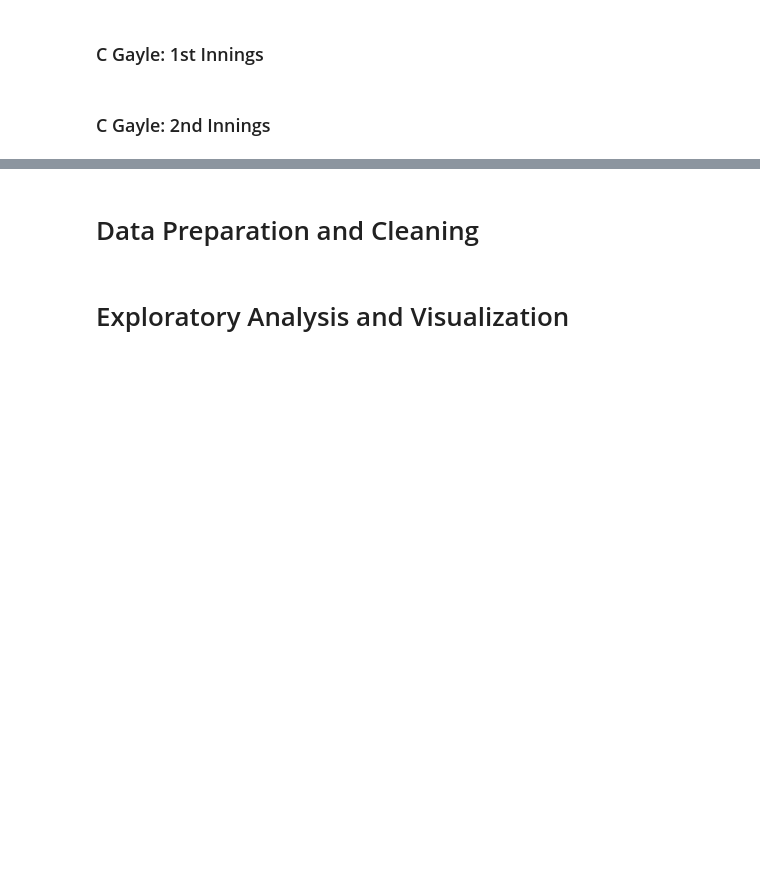
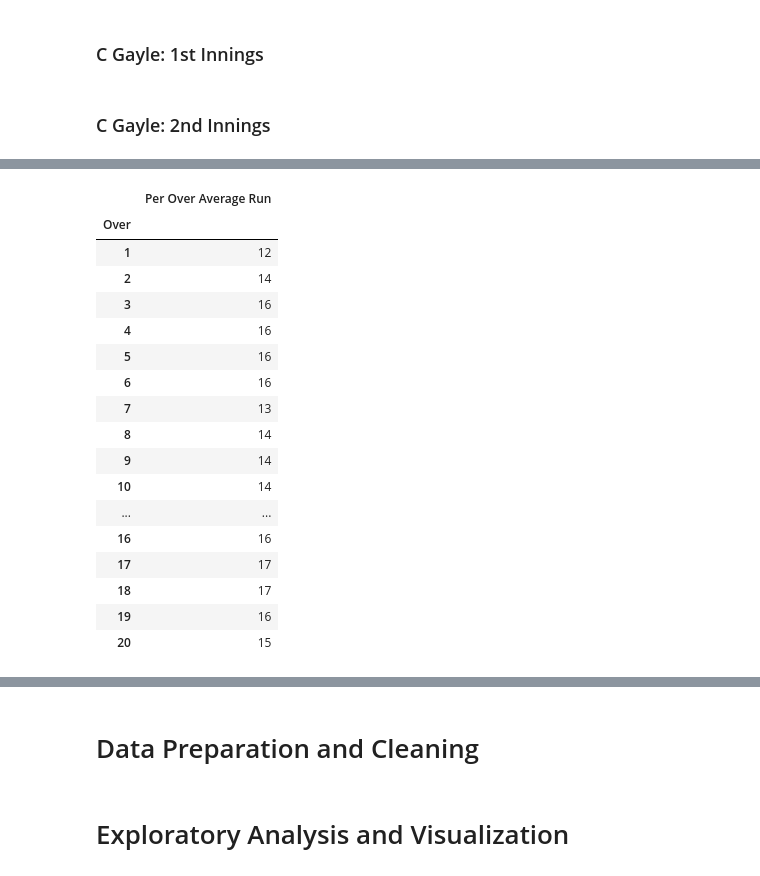
Before and after one commit to Utkarsh736/IPL_Data_Analysis, a Jupyter notebook: Template.ipynb, the cells around one changed output, grey strips where cells are left out. Saved outputs shown, nothing was run; the diff lists cells and outputs as text; code cells hidden in the pictures; blank space fills up the shorter version.

```diff
--- a/Template.ipynb
+++ b/Template.ipynb
@@ -272,0 +285,23 @@ gayle6
+# %%
+data = pd.DataFrame(arr,index_values, column_value)
+data.index.name = 'Over'
+data
+# %% [output]
+|  | Per Over Average Run |
+| Over |  |
+| 1 | 12 |
+| 2 | 14 |
+| 3 | 16 |
+| 4 | 16 |
+| 5 | 16 |
+| 6 | 16 |
+| 7 | 13 |
+| 8 | 14 |
+| 9 | 14 |
+| 10 | 14 |
+| ... | ... |
+| 16 | 16 |
+| 17 | 17 |
+| 18 | 17 |
+| 19 | 16 |
+| 20 | 15 |
```
Also changed, not shown: parts of 39 cells of this notebook.
